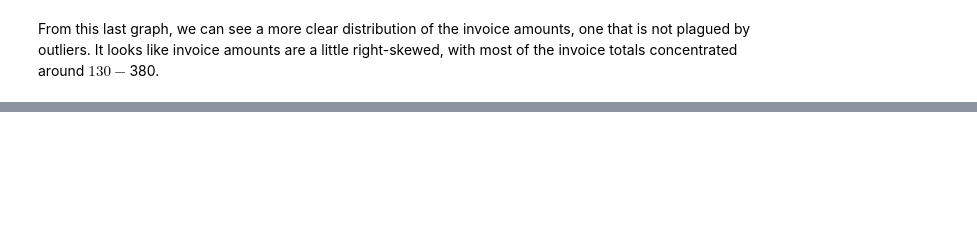
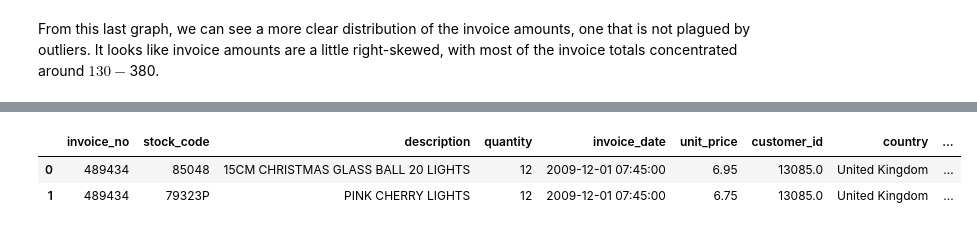
Before and after one commit to jarviscanada/jarvis_data_eng_AhmedAmer, a Jupyter notebook: python_data_analytics/retail_analysis.ipynb, the cells around one changed output, grey strips where cells are left out. Saved outputs shown, nothing was run; the diff lists cells and outputs as text; code cells hidden in the pictures; blank space fills up the shorter version.

```diff
--- a/python_data_analytics/retail_analysis.ipynb
+++ b/python_data_analytics/retail_analysis.ipynb
@@ -150,0 +163,9 @@ It looks like invoice amounts are a little right-skewed, with most of the invoic
+# %%
+# Add a column for year_month in 'YYYYMM' format
+retail_df['year_month'] = retail_df['invoice_date'].dt.strftime('%Y%m')
+# %%
+retail_df.head(2)
+# %% [output]
+|  | invoice_no | stock_code | description | quantity | invoice_date | unit_price | customer_id | country | ... |
+| 0 | 489434 | 85048 | 15CM CHRISTMAS GLASS BALL 20 LIGHTS | 12 | 2009-12-01 07:45:00 | 6.95 | 13085.0 | United Kingdom | ... |
+| 1 | 489434 | 79323P | PINK CHERRY LIGHTS | 12 | 2009-12-01 07:45:00 | 6.75 | 13085.0 | United Kingdom | ... |
```
Also changed, not shown: parts of 7 cells of this notebook, 1 other file.
